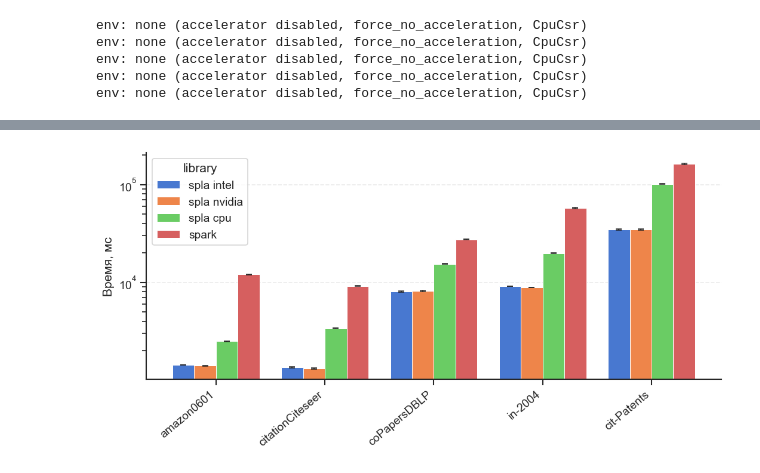
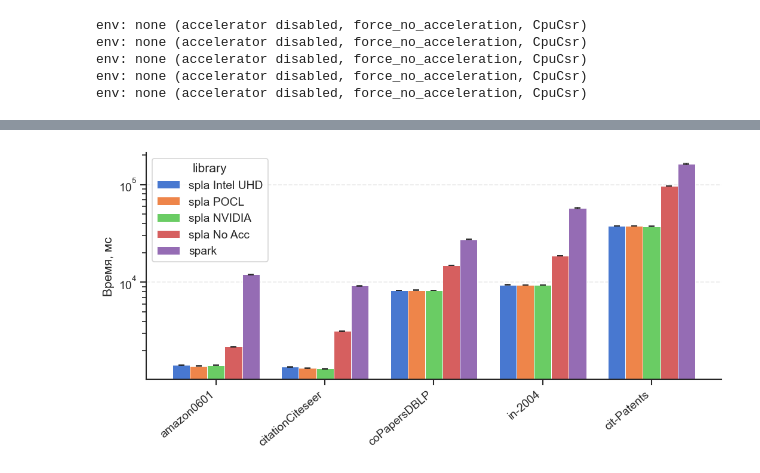
Before and after one commit to vladyoslav/graphs_analysis, a Jupyter notebook: experiments/experiment.ipynb, the cells around one changed output, grey strips where cells are left out. Drawn from its saved outputs; the diff is of its cells as text; code cells hidden in the pictures.

Commit message:
feat: pocl in slides

```diff
--- a/experiments/experiment.ipynb
+++ b/experiments/experiment.ipynb
@@ -272,7 +272,7 @@ def bench_results_table(csv_prefix: str) -> pd.DataFrame:
         rows.append(
             {
                 "graph": stem,
-                "library": csv_prefix.replace("-", " "),
+                "library": csv_prefix,
                 "time_mean_ms": mn,
                 "time_std_ms": sd,
                 "time_ci95_half_ms": ci95_half,
@@ -367,7 +367,7 @@ env: none (accelerator disabled, force_no_acceleration, CpuCsr)
 # %%
 #run_bench_spark("spark")
 # %%
-bench_spla_p0 = bench_results_table("spla-intel")
-display(bench_spla_p0)
+bench_spla_intel = bench_results_table("spla-intel")
+display(bench_spla_intel)
 # %% [output]
 |  | graph | library | time_mean_ms | time_std_ms | time_ci95_half_ms | mst_weight | mst_vertices | mst_edges |
@@ -379,5 +379,5 @@ display(bench_spla_p0)
 # %%
-bench_spla_p1 = bench_results_table("spla-nvidia")
-display(bench_spla_p1)
+bench_spla_nvidia = bench_results_table("spla-nvidia")
+display(bench_spla_nvidia)
 # %% [output]
 |  | graph | library | time_mean_ms | time_std_ms | time_ci95_half_ms | mst_weight | mst_vertices | mst_edges |
@@ -388,0 +389,3 @@ display(bench_spla_p1)
+# %%
+bench_spla_pocl = bench_results_table("spla-pocl")
+display(bench_spla_pocl)
@@ -412,41 +422,48 @@ import matplotlib.pyplot as plt
 import seaborn as sns
 import numpy as np
 
-df = pd.concat([bench_spla_p0, bench_spla_p1, bench_spla_cpu, bench_spark], ignore_index=True)
+df = pd.concat([bench_spla_intel, bench_spla_pocl, bench_spla_nvidia, bench_spla_cpu, bench_spark], ignore_index=True)
 graphs = list(df["graph"].unique())
 libs = list(df["library"].unique())
+
+label_map = {
+    "spla-intel": "spla Intel UHD",
+    "spla-nvidia": "spla NVIDIA",
+    "spla-pocl": "spla POCL",
+    "spla-cpu": "spla No Acc",
+}
 
 sns.set_theme(style="ticks", context="notebook", font_scale=1.05)
 pal = sns.color_palette("muted", n_colors=len(libs))
 colors = dict(zip(libs, pal))
 
 x = np.arange(len(graphs))
 w = 0.22 if len(libs) == 3 else 0.8 / len(libs)
 fig, ax = plt.subplots(figsize=(9, 4.5), dpi=120)
 
 for i, lib in enumerate(libs):
     s = df[df["library"] == lib].set_index("graph").reindex(graphs)
     ax.bar(
         x + (i - (len(libs) - 1) / 2) * w,
         s["time_mean_ms"],
         w,
-        label=lib,
+        label=label_map.get(lib, lib),
         color=colors[lib],
         edgecolor="white",
         linewidth=0.6,
         yerr=s["time_ci95_half_ms"].fillna(0),
         capsize=3,
         error_kw=dict(elinewidth=1, capthick=1, alpha=0.85),
     )
 
 ax.set_xticks(x, graphs, rotation=40, ha="right")
 ax.set_xlabel("")
 ax.set_ylabel("Время, мс")
 ax.set_yscale("log")
 ax.yaxis.grid(True, linestyle="--", alpha=0.4)
 sns.despine(ax=ax)
 ax.legend(frameon=True, title="library", bbox_to_anchor=(0, 1), loc="upper left")
 fig.tight_layout()
 plt.show()
 # %% [output]
-[figure, old version]
+[figure, new version]
```
Also changed, not shown: parts of 4 cells of this notebook, 3 other files.
